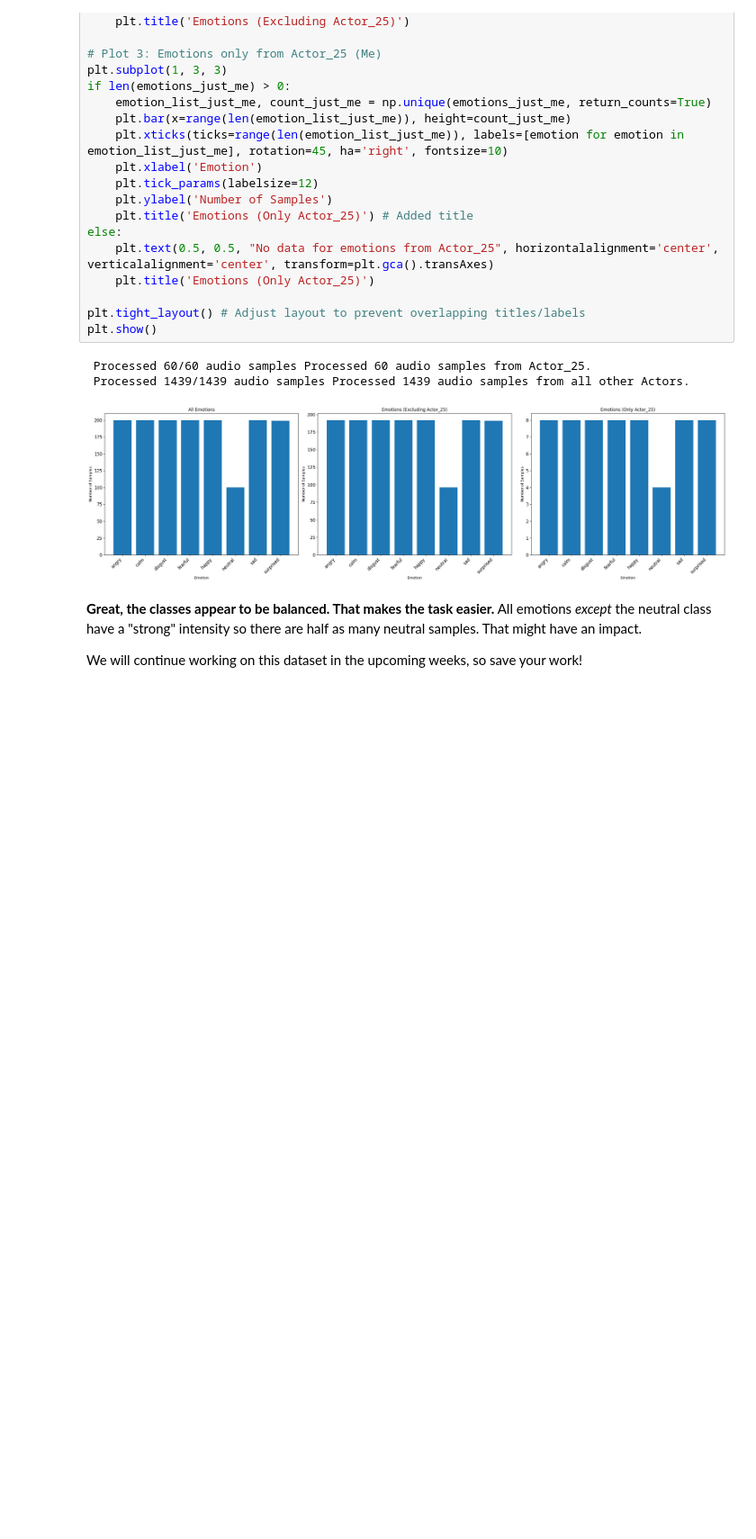
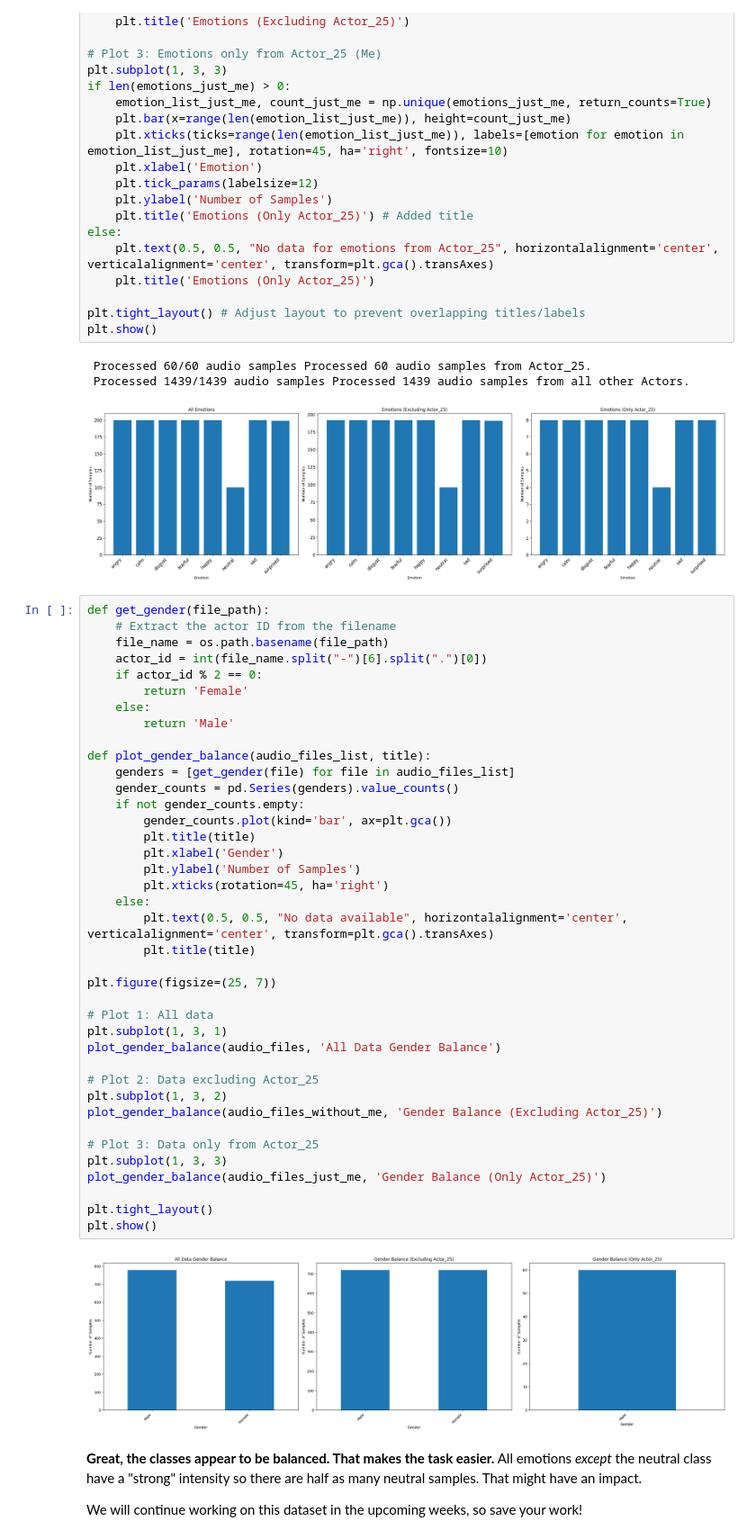
Before and after one commit to JuAbeto/Week2-DataPreprocessing, a Jupyter notebook: Week 2.ipynb, the cells around one changed output. Shown at 90% size. Cells and saved outputs as stored; diff of their text form; blank space fills up the shorter version.

Commit message:
Gender Balance

```diff
--- a/Week 2.ipynb
+++ b/Week 2.ipynb
@@ -764,6 +764,47 @@ plt.show()
  Processed 60/60 audio samples Processed 60 audio samples from Actor_25.
  Processed 1439/1439 audio samples Processed 1439 audio samples from all other Actors.
 [figure]
+# %%
+def get_gender(file_path):
+    # Extract the actor ID from the filename
+    file_name = os.path.basename(file_path)
+    actor_id = int(file_name.split("-")[6].split(".")[0])
+    if actor_id % 2 == 0:
+        return 'Female'
+    else:
+        return 'Male'
+
+def plot_gender_balance(audio_files_list, title):
+    genders = [get_gender(file) for file in audio_files_list]
+    gender_counts = pd.Series(genders).value_counts()
+    if not gender_counts.empty:
+        gender_counts.plot(kind='bar', ax=plt.gca())
+        plt.title(title)
+        plt.xlabel('Gender')
+        plt.ylabel('Number of Samples')
+        plt.xticks(rotation=45, ha='right')
+    else:
+        plt.text(0.5, 0.5, "No data available", horizontalalignment='center', verticalalignment='center', transform=plt.gca().transAxes)
+        plt.title(title)
+
+plt.figure(figsize=(25, 7))
+
+# Plot 1: All data
+plt.subplot(1, 3, 1)
+plot_gender_balance(audio_files, 'All Data Gender Balance')
+
+# Plot 2: Data excluding Actor_25
+plt.subplot(1, 3, 2)
+plot_gender_balance(audio_files_without_me, 'Gender Balance (Excluding Actor_25)')
+
+# Plot 3: Data only from Actor_25
+plt.subplot(1, 3, 3)
+plot_gender_balance(audio_files_just_me, 'Gender Balance (Only Actor_25)')
+
+plt.tight_layout()
+plt.show()
+# %% [output]
+[figure, added]
 # %% [markdown]
 **Great, the classes appear to be balanced. That makes the task easier.** All emotions _except_ the neutral class have a "strong" intensity so there are half as many neutral samples. That might have an impact.
 
```
